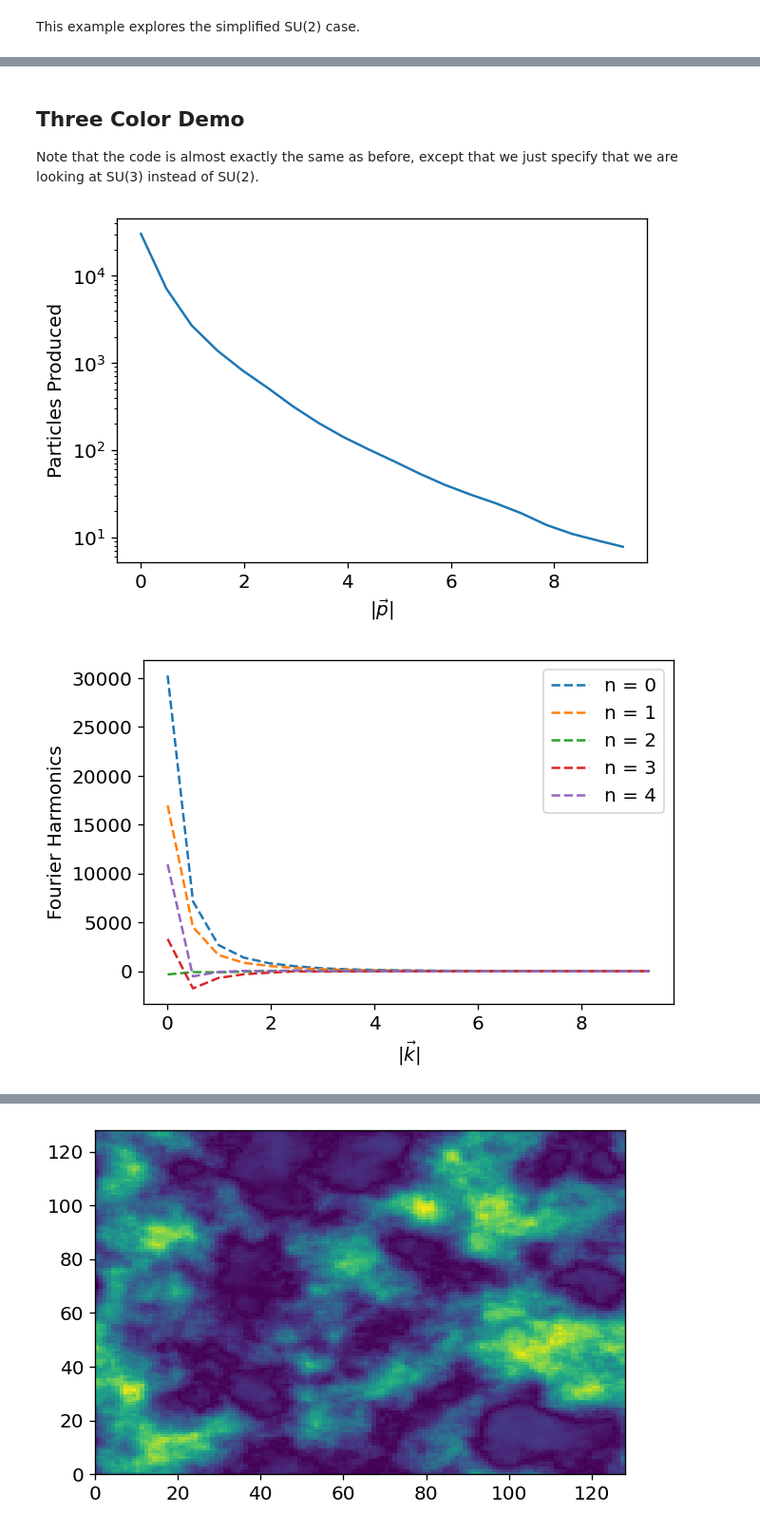
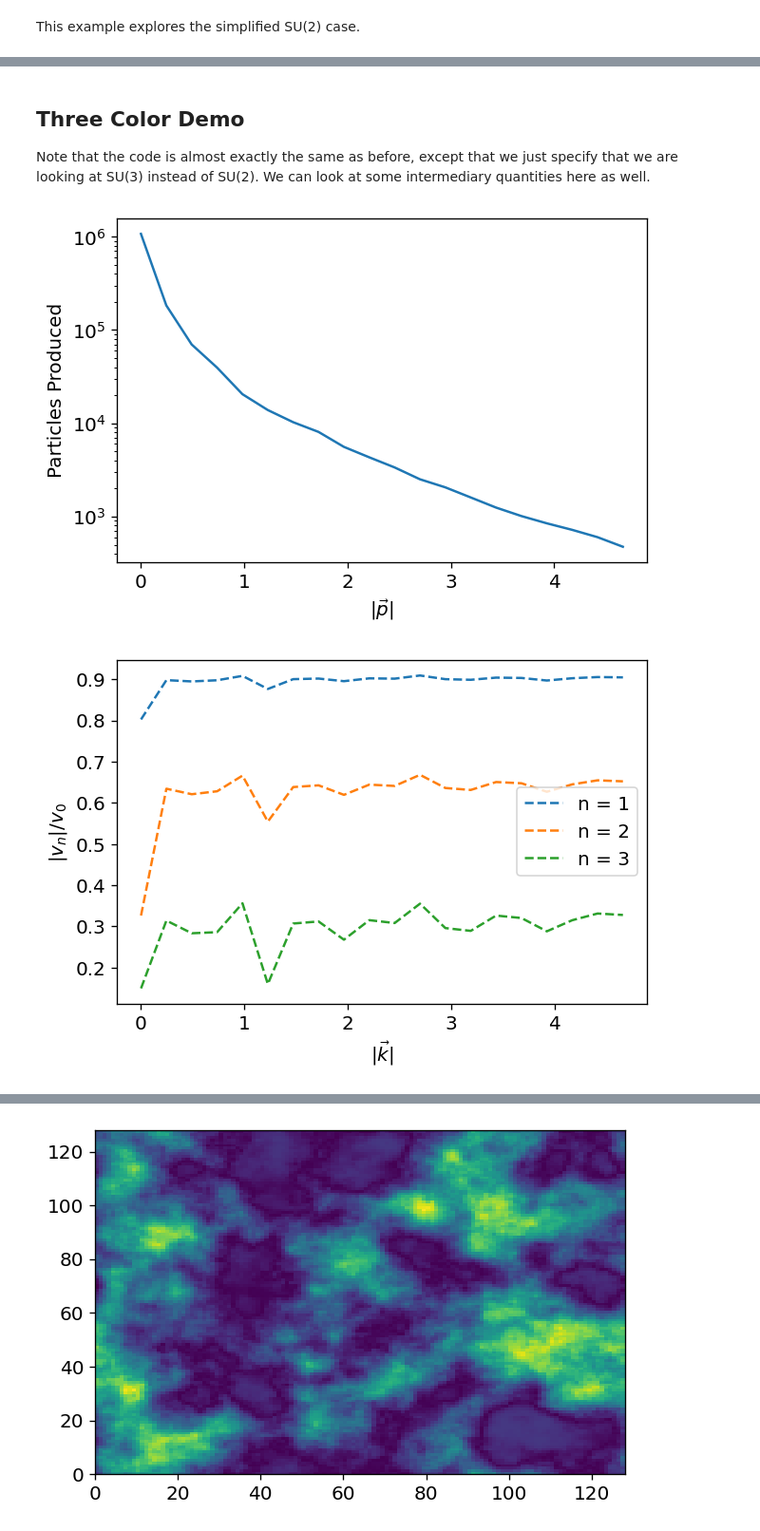
Before and after one commit to Jfeatherstone/ColorGlass, a Jupyter notebook: demo.ipynb, the cells around one changed output, grey strips where cells are left out. Shown at 95% size. Cells and saved outputs as stored; diff of their text form; code cells hidden in the pictures.

Commit message:
Slight adjustments to harmonic calculation, not functional yet

```diff
--- a/demo.ipynb
+++ b/demo.ipynb
@@ -51,14 +50,14 @@ dict_keys([])
 # %% [markdown]
 ## Three Color Demo
 
-Note that the code is almost exactly the same as before, except that we just specify that we are looking at SU(3) instead of SU(2).
+Note that the code is almost exactly the same as before, except that we just specify that we are looking at SU(3) instead of SU(2). We can look at some intermediary quantities here as well.
 # %%
 # Constants that define our lattice and color charge distribution
 # See documentation for more information
 N = 256
-delta = .1
+delta = .2
 mu = 2
-radius = 1
+radius = 10
 
 # Create a nucleus and proton object
 nucleus = cgc.Nucleus(3, N, delta, mu)
@@ -81,18 +80,18 @@ plt.xlabel(r'$|\vec p|$')
 plt.savefig('test_su3.png')
 plt.show()
 # %% [output]
-[figure, old version]
+[figure, new version]
 # %%
 # Now plot the second fourier harmonic
-for i in range(5):
-    plt.plot(col.momentaBins(), np.real(col.fourierHarmonic(i)), '--', label=f'n = {i}')
+for i in range(1, 4):
+    plt.plot(col.momentaBins(), np.abs(col.fourierHarmonic(i)) / np.abs(col.fourierHarmonic(0)), '--', label=f'n = {i}')
 #plt.yscale('log')
-plt.ylabel(f'Fourier Harmonics')
+plt.ylabel(f'$|v_n| / v_0$')
 plt.xlabel(r'$|\vec k|$')
 plt.legend()
 #plt.xlim([2, 8])
 #plt.ylim([-50, 50])
 plt.savefig(f'test_fourier_harmonics_su3.png')
 plt.show()
 # %% [output]
-[figure, old version]
+[figure, new version]
```
Also changed, not shown: parts of 4 cells of this notebook, 3 other files.
